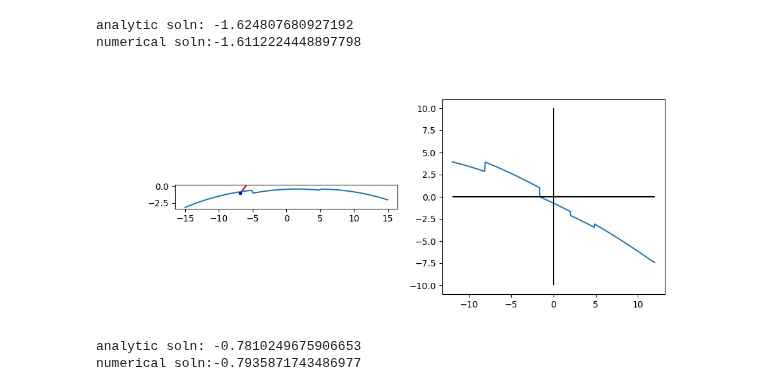
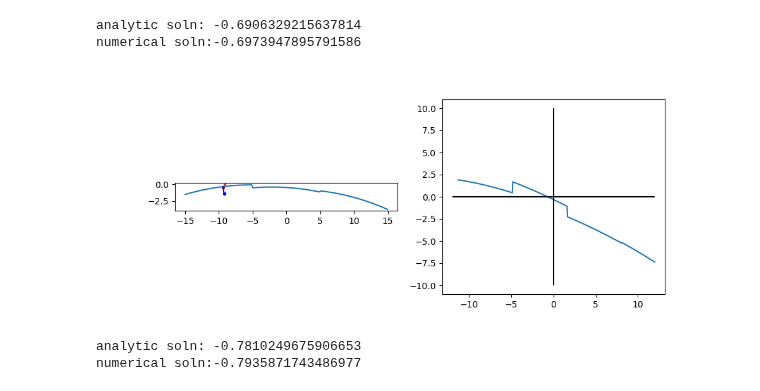
Before and after one commit to ellenle3/ifugen, a Jupyter notebook: python/surface_generator.ipynb, the cells around one changed output. Saved outputs shown, nothing was run; the diff lists cells and outputs as text; code cells hidden in the pictures.

```diff
--- a/python/surface_generator.ipynb
+++ b/python/surface_generator.ipynb
@@ -114,13 +114,13 @@ p = ImageSlicerParams(
 trace_walls = True
 p_custom = np.array([])
 
-yt = -3
+yt = -5
 x = np.linspace(-20, 20, 200)
 surf = np.zeros(len(x))
 for i,x1 in enumerate(x):
     surf[i] = make_image_slicer(x1, yt, p, p_custom)
 
-xt = -6
+xt = -9
 l = 0.8
 m = 1
 n = 1
@@ -140,36 +140,36 @@ print("analytic soln: " + str(ray_out.t))
 t = np.linspace(-12, 12, 500)
 feval = np.zeros(len(t))
 for i,t1 in enumerate(t):
     feval[i] = transfer_function(t1, ray_in, p, p_custom)
 idx = np.nanargmin(np.abs(feval))
 tnum = t[idx]
 print("numerical soln:" + str(tnum))
 
 fig, axs = plt.subplots(nrows=1, ncols=2, figsize=(10,4))
 axs[0].plot(x, surf)
 
 # Draw analytically calculated ray and surface normal
 axs[0].plot([ray_in.xt, ray_out.xs], [0, ray_out.zs], c='r', zorder=1)
 axs[0].scatter([ray_out.xs], [ray_out.zs], c='r', s=8, zorder=1)
 axs[0].plot([ray_out.xs, ray_out.xs + ray_out.ln], [ray_out.zs, ray_out.zs + ray_out.nn], c='b')
 axs[0].scatter([ray_out.xs + ray_out.ln], [ray_out.zs + ray_out.nn], c='b', s=8, zorder=10)
 
 # Numerically determined ray
 axs[0].plot([ray_in.xt, ray_in.xt + tnum*ray_in.l], [0, tnum*ray_in.n], c='gray', zorder=0)
 axs[0].scatter([ray_in.xt + tnum*ray_in.l], [tnum*ray_in.n], c='gray', s=8, zorder=0)
 
 axs[0].set_aspect("equal")
 
 axs[1].plot(t, feval)
 axs[1].hlines(0, t[0], t[-1], colors='k')
 axs[1].vlines(0, -10, 10, colors='k')
 #axs[1].set_ylim(np.nanmin(feval), np.nanmax(feval))
 
 plt.show()
 # %% [output]
-analytic soln: -1.624807680927192
-numerical soln:-1.6112224448897798
+analytic soln: -0.6906329215637814
+numerical soln:-0.6973947895791586
-[figure, old version]
+[figure, new version]
 # %%
 p = ImageSlicerParams(
     custom = 0,
```
Also changed, not shown: parts of 1 cell of this notebook, 4 other files.
